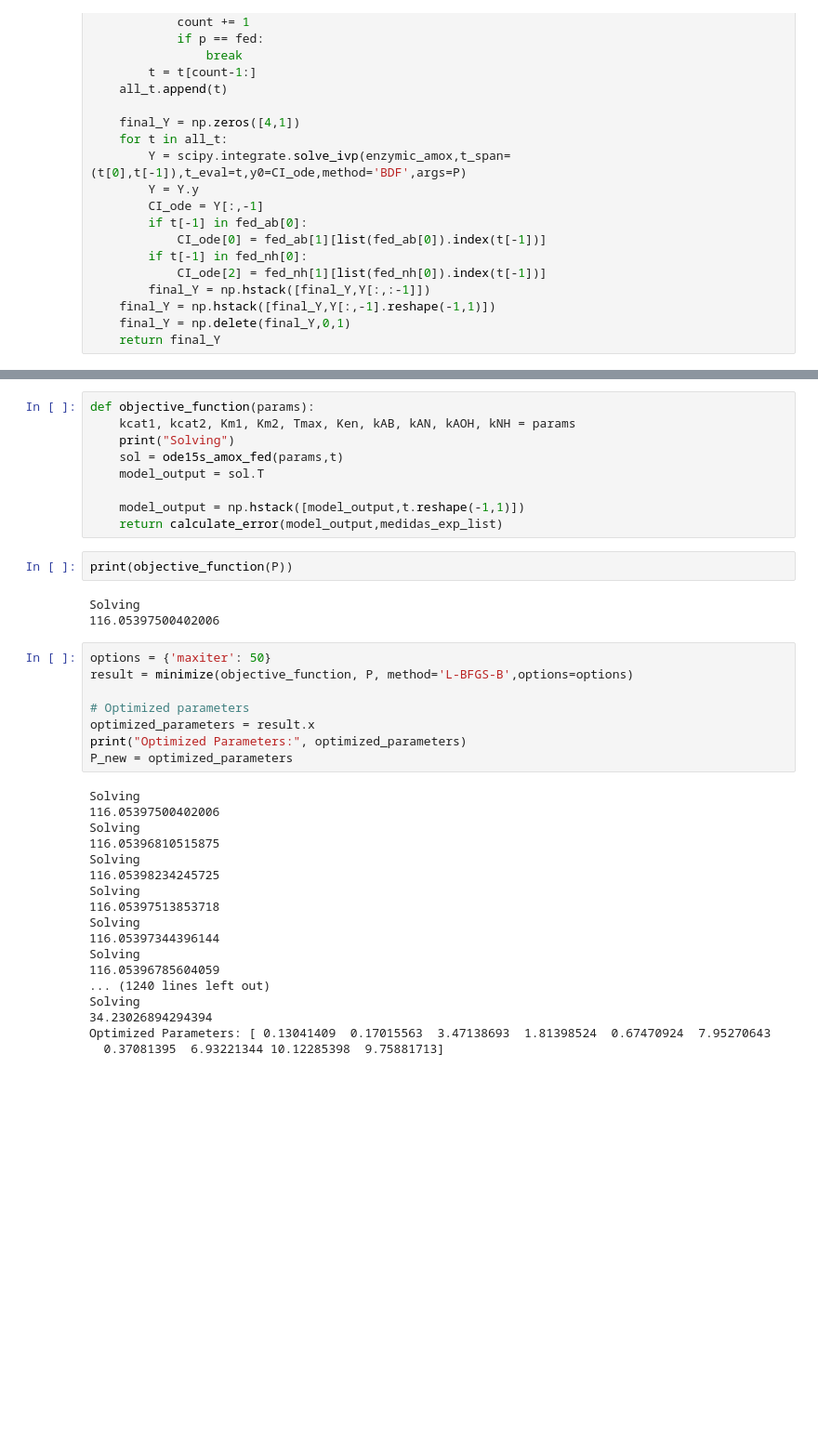
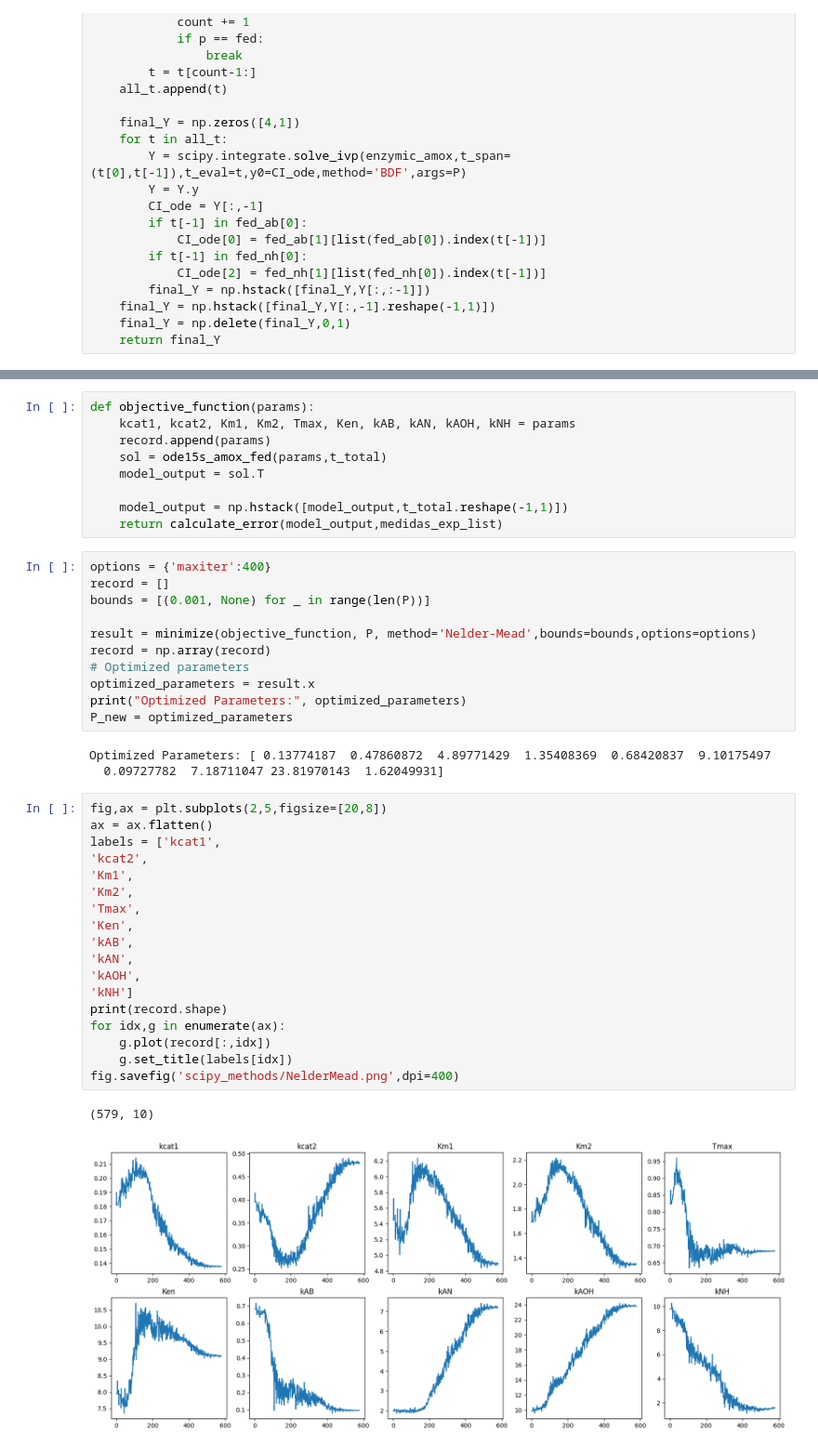
Before and after one commit to artpedro/bioreactor_optimization, a Jupyter notebook: scipy_fed_batch.ipynb, the cells around one changed output, grey strips where cells are left out. Shown at 93% size. Drawn from its saved outputs; the diff is of its cells as text; blank space fills up the shorter version.

```diff
--- a/scipy_fed_batch.ipynb
+++ b/scipy_fed_batch.ipynb
@@ -231,41 +232,45 @@ def calculate_error(model_matrix, experimental_data_list):
 # %%
 def objective_function(params):
     kcat1, kcat2, Km1, Km2, Tmax, Ken, kAB, kAN, kAOH, kNH = params
-    print("Solving")
-    sol = ode15s_amox_fed(params,t)
+    record.append(params)
+    sol = ode15s_amox_fed(params,t_total)
     model_output = sol.T
 
-    model_output = np.hstack([model_output,t.reshape(-1,1)])
+    model_output = np.hstack([model_output,t_total.reshape(-1,1)])
     return calculate_error(model_output,medidas_exp_list)
-# %%
-print(objective_function(P))
-# %% [output]
-Solving
-116.05397500402006
 # %%
-options = {'maxiter': 50}
-result = minimize(objective_function, P, method='L-BFGS-B',options=options)
+options = {'maxiter':400}
+record = []
+bounds = [(0.001, None) for _ in range(len(P))]
 
+result = minimize(objective_function, P, method='Nelder-Mead',bounds=bounds,options=options)
+record = np.array(record)
 # Optimized parameters
 optimized_parameters = result.x
 print("Optimized Parameters:", optimized_parameters)
 P_new = optimized_parameters
 # %% [output]
-Solving
-116.05397500402006
-Solving
-116.05396810515875
-Solving
-116.05398234245725
-Solving
-116.05397513853718
-Solving
-116.05397344396144
-Solving
-116.05396785604059
-... (1240 lines left out)
-Solving
-34.23026894294394
-Optimized Parameters: [ 0.13041409  0.17015563  3.47138693  1.81398524  0.67470924  7.95270643
-  0.37081395  6.93221344 10.12285398  9.75881713]
+Optimized Parameters: [ 0.13774187  0.47860872  4.89771429  1.35408369  0.68420837  9.10175497
+  0.09727782  7.18711047 23.81970143  1.62049931]
+# %%
+fig,ax = plt.subplots(2,5,figsize=[20,8])
+ax = ax.flatten()
+labels = ['kcat1',
+'kcat2',
+'Km1',
+'Km2',
+'Tmax',
+'Ken',
+'kAB',
+'kAN',
+'kAOH',
+'kNH']
+print(record.shape)
+for idx,g in enumerate(ax):
+    g.plot(record[:,idx])
+    g.set_title(labels[idx])
+fig.savefig('scipy_methods/NelderMead.png',dpi=400)
+# %% [output]
+(579, 10)
+[figure, added]
 # %%
```
Also changed, not shown: parts of 9 cells of this notebook.
